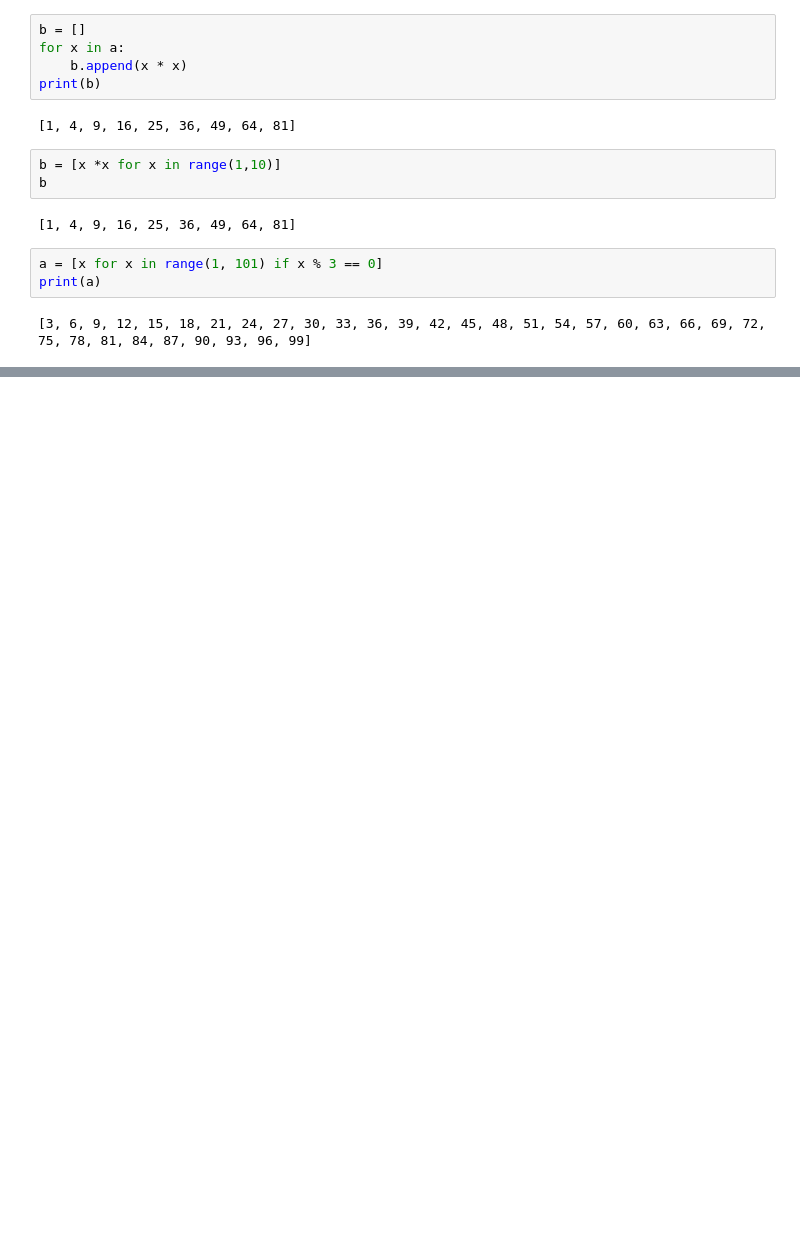
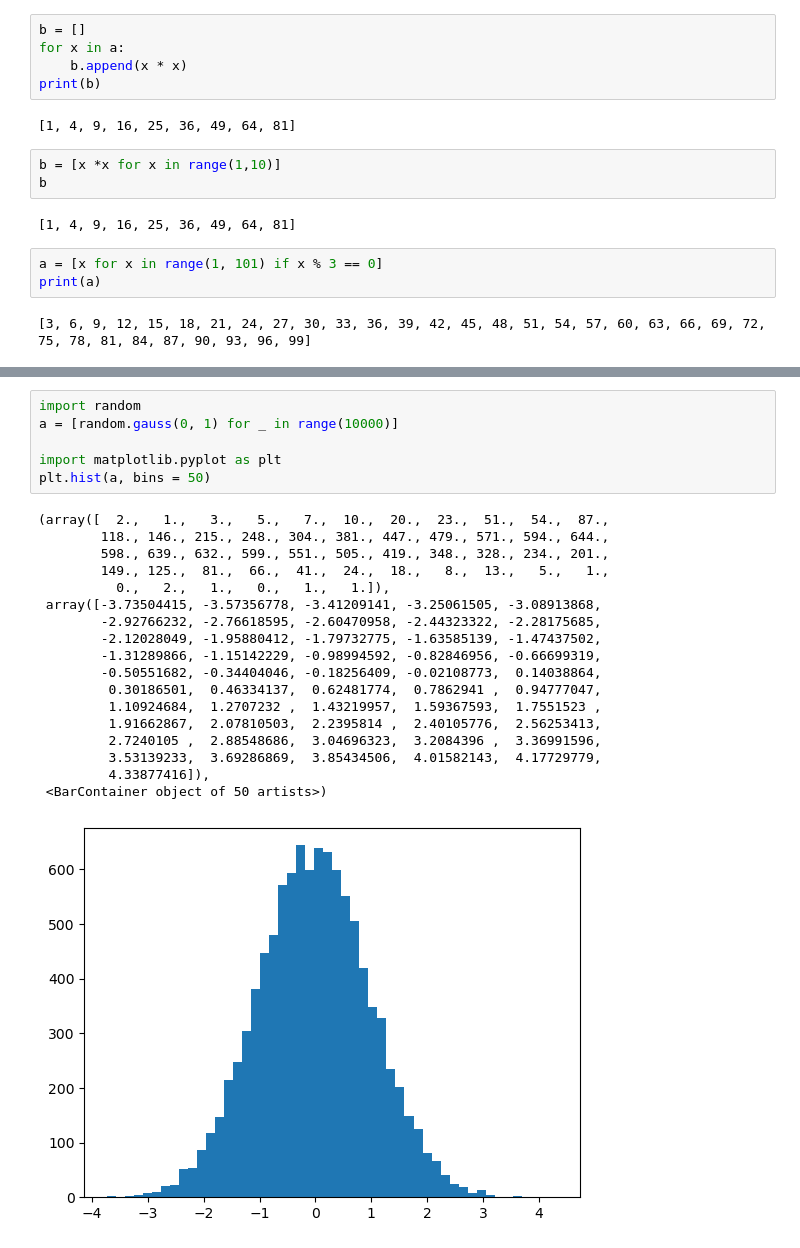
Before and after one commit to Monaxuu/class_of_python, a Jupyter notebook: class2.ipynb, the cells around one changed output, grey strips where cells are left out. Saved outputs shown, nothing was run; the diff lists cells and outputs as text; blank space fills up the shorter version.

```diff
--- a/class2.ipynb
+++ b/class2.ipynb
@@ -239,0 +291,25 @@ print(a)
+# %%
+import random
+a = [random.gauss(0, 1) for _ in range(10000)]
+
+import matplotlib.pyplot as plt
+plt.hist(a, bins = 50)
+# %% [output]
+(array([  2.,   1.,   3.,   5.,   7.,  10.,  20.,  23.,  51.,  54.,  87.,
+        118., 146., 215., 248., 304., 381., 447., 479., 571., 594., 644.,
+        598., 639., 632., 599., 551., 505., 419., 348., 328., 234., 201.,
+        149., 125.,  81.,  66.,  41.,  24.,  18.,   8.,  13.,   5.,   1.,
+          0.,   2.,   1.,   0.,   1.,   1.]),
+ array([-3.73504415, -3.57356778, -3.41209141, -3.25061505, -3.08913868,
+        -2.92766232, -2.76618595, -2.60470958, -2.44323322, -2.28175685,
+        -2.12028049, -1.95880412, -1.79732775, -1.63585139, -1.47437502,
+        -1.31289866, -1.15142229, -0.98994592, -0.82846956, -0.66699319,
+        -0.50551682, -0.34404046, -0.18256409, -0.02108773,  0.14038864,
+         0.30186501,  0.46334137,  0.62481774,  0.7862941 ,  0.94777047,
+         1.10924684,  1.2707232 ,  1.43219957,  1.59367593,  1.7551523 ,
+         1.91662867,  2.07810503,  2.2395814 ,  2.40105776,  2.56253413,
+         2.7240105 ,  2.88548686,  3.04696323,  3.2084396 ,  3.36991596,
+         3.53139233,  3.69286869,  3.85434506,  4.01582143,  4.17729779,
+         4.33877416]),
+ <BarContainer object of 50 artists>)
+[figure, added]
```
Also changed, not shown: parts of 11 cells of this notebook.
